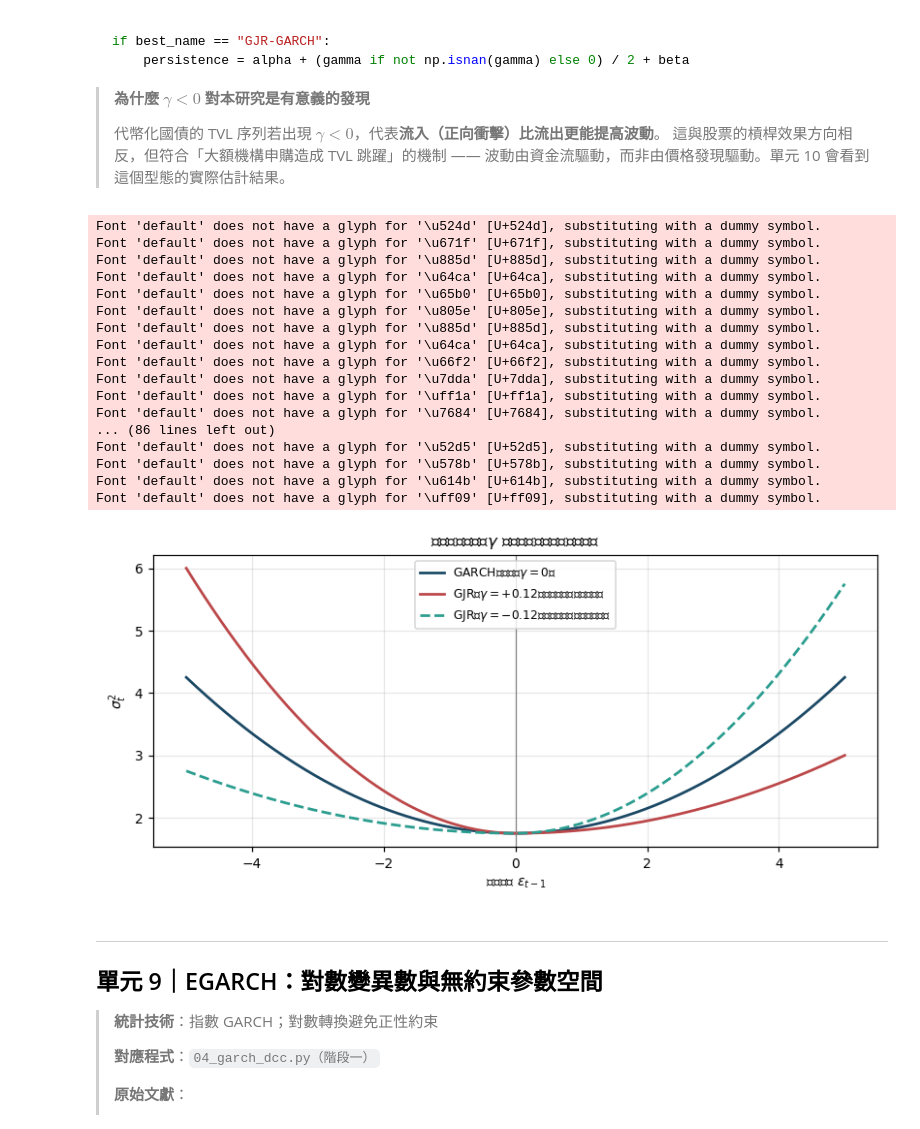
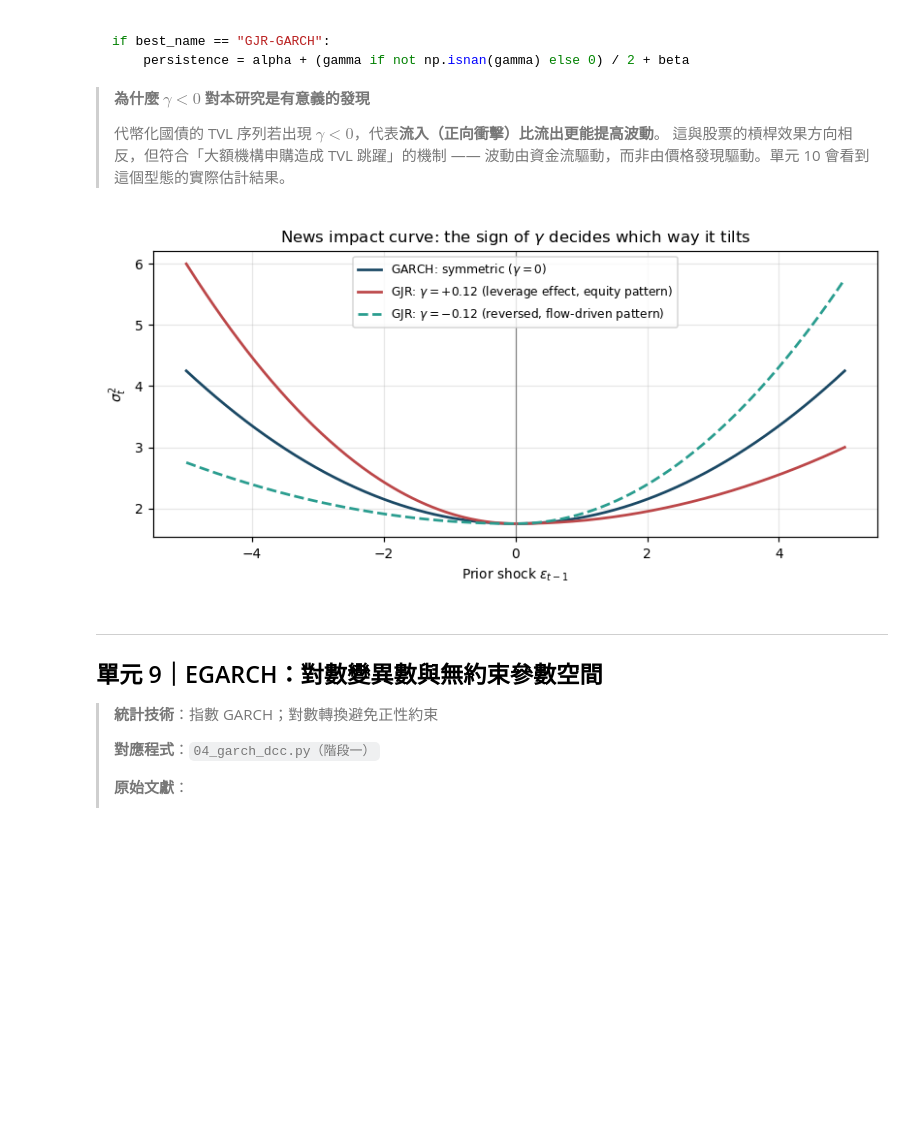
Before and after one commit to jerome-maker/tokenized-treasury-spillovers, a Jupyter notebook: teaching/research_methods.ipynb, the cells around one changed output. Drawn from its saved outputs; the diff is of its cells as text; code cells hidden in the pictures; blank space fills up the shorter version.

```diff
--- a/teaching/research_methods.ipynb
+++ b/teaching/research_methods.ipynb
@@ -1381,49 +1338,32 @@ if best_name == "GJR-GARCH":
 # %%
 # ---------------------------------------------------------------------------
 # 新聞衝擊曲線（News Impact Curve）：對稱 vs 非對稱的視覺化
 # ---------------------------------------------------------------------------
 def nic_garch(eps_range, omega, alpha, beta, sigma2_bar):
     return omega + alpha * eps_range**2 + beta * sigma2_bar
 
 def nic_gjr(eps_range, omega, alpha, gamma, beta, sigma2_bar):
     ind = (eps_range < 0).astype(float)
     return omega + alpha * eps_range**2 + gamma * eps_range**2 * ind + beta * sigma2_bar
 
 e = np.linspace(-5, 5, 400)
 s2bar = 2.0
 fig, ax = plt.subplots(figsize=(7.5, 3.6))
 ax.plot(e, nic_garch(e, 0.05, 0.10, 0.85, s2bar), lw=1.8, color="#1b4965",
-        label=r"GARCH：對稱（$\gamma=0$）")
+        label=r"GARCH: symmetric ($\gamma=0$)")
 ax.plot(e, nic_gjr(e, 0.05, 0.05, 0.12, 0.85, s2bar), lw=1.8, color="#bc4749",
-        label=r"GJR：$\gamma=+0.12$（槓桿效果，股票型態）")
+        label=r"GJR: $\gamma=+0.12$ (leverage effect, equity pattern)")
 ax.plot(e, nic_gjr(e, 0.05, 0.16, -0.12, 0.85, s2bar), lw=1.8, color="#2a9d8f", ls="--",
-        label=r"GJR：$\gamma=-0.12$（反向，資金流驅動型態）")
+        label=r"GJR: $\gamma=-0.12$ (reversed, flow-driven pattern)")
 ax.axvline(0, color="grey", lw=0.8)
-ax.set_xlabel(r"前期衝擊 $\varepsilon_{t-1}$")
+ax.set_xlabel(r"Prior shock $\varepsilon_{t-1}$")
 ax.set_ylabel(r"$\sigma_t^2$")
-ax.set_title("新聞衝擊曲線：$\gamma$ 的符號決定曲線往哪邊傾斜")
+ax.set_title("News impact curve: the sign of $\gamma$ decides which way it tilts")
 ax.legend(fontsize=8)
 fig.tight_layout()
 plt.show()
 # %% [output]
-Font 'default' does not have a glyph for '\u524d' [U+524d], substituting with a dummy symbol.
-Font 'default' does not have a glyph for '\u671f' [U+671f], substituting with a dummy symbol.
-Font 'default' does not have a glyph for '\u885d' [U+885d], substituting with a dummy symbol.
-Font 'default' does not have a glyph for '\u64ca' [U+64ca], substituting with a dummy symbol.
-Font 'default' does not have a glyph for '\u65b0' [U+65b0], substituting with a dummy symbol.
-Font 'default' does not have a glyph for '\u805e' [U+805e], substituting with a dummy symbol.
-Font 'default' does not have a glyph for '\u885d' [U+885d], substituting with a dummy symbol.
-Font 'default' does not have a glyph for '\u64ca' [U+64ca], substituting with a dummy symbol.
-Font 'default' does not have a glyph for '\u66f2' [U+66f2], substituting with a dummy symbol.
-Font 'default' does not have a glyph for '\u7dda' [U+7dda], substituting with a dummy symbol.
-Font 'default' does not have a glyph for '\uff1a' [U+ff1a], substituting with a dummy symbol.
-Font 'default' does not have a glyph for '\u7684' [U+7684], substituting with a dummy symbol.
-... (86 lines left out)
-Font 'default' does not have a glyph for '\u52d5' [U+52d5], substituting with a dummy symbol.
-Font 'default' does not have a glyph for '\u578b' [U+578b], substituting with a dummy symbol.
-Font 'default' does not have a glyph for '\u614b' [U+614b], substituting with a dummy symbol.
-Font 'default' does not have a glyph for '\uff09' [U+ff09], substituting with a dummy symbol.
-[figure, old version]
+[figure, new version]
 # %% [markdown]
 ---
 
```
Also changed, not shown: parts of 20 cells of this notebook, 10 other files.
